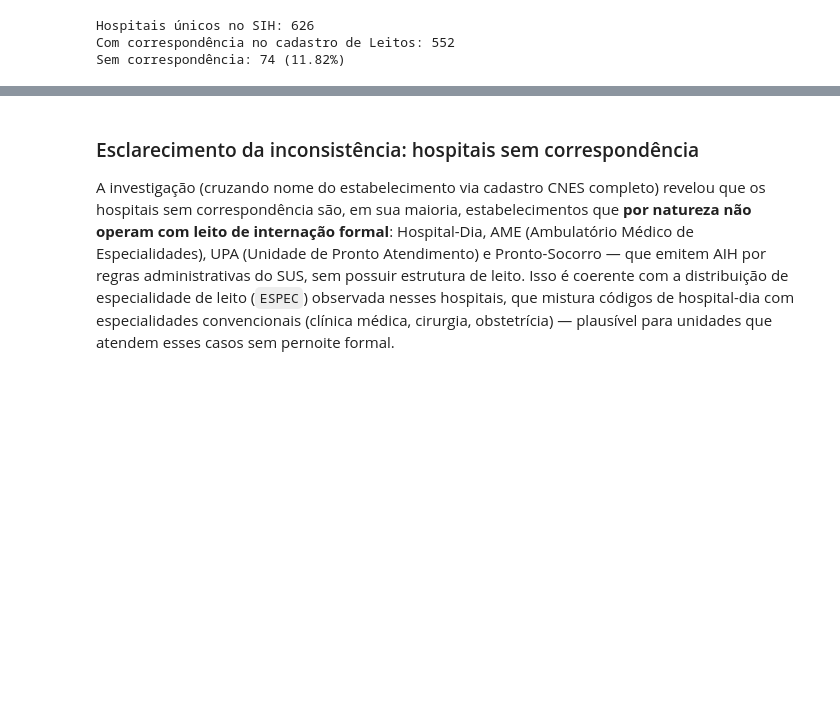
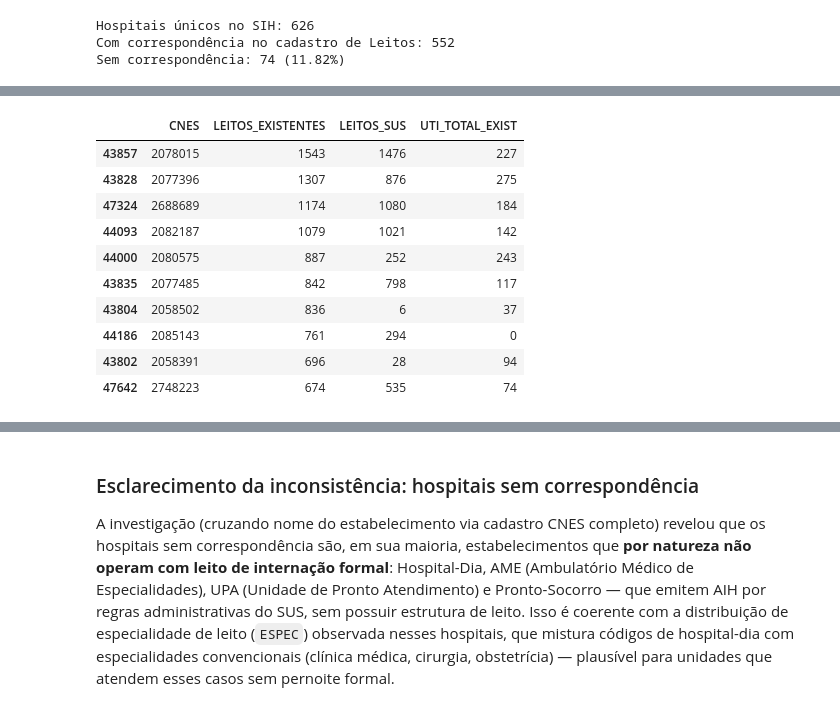
Before and after one commit to rm571222/dataholics-oracle-challenge, a Jupyter notebook: notebooks/01_data_exploration/nb2_data_exploration_leitos_cnes.ipynb, the cells around one changed output, grey strips where cells are left out. Cells and saved outputs as stored; diff of their text form; code cells hidden in the pictures; blank space fills up the shorter version.

```diff
--- a/notebooks/01_data_exploration/nb2_data_exploration_leitos_cnes.ipynb
+++ b/notebooks/01_data_exploration/nb2_data_exploration_leitos_cnes.ipynb
@@ -262,0 +279,14 @@ Sem correspondência: 74 (11.82%)
+# %%
+df_sp.nlargest(10, 'LEITOS_EXISTENTES')[['CNES', 'LEITOS_EXISTENTES', 'LEITOS_SUS', 'UTI_TOTAL_EXIST']]
+# %% [output]
+|  | CNES | LEITOS_EXISTENTES | LEITOS_SUS | UTI_TOTAL_EXIST |
+| 43857 | 2078015 | 1543 | 1476 | 227 |
+| 43828 | 2077396 | 1307 | 876 | 275 |
+| 47324 | 2688689 | 1174 | 1080 | 184 |
+| 44093 | 2082187 | 1079 | 1021 | 142 |
+| 44000 | 2080575 | 887 | 252 | 243 |
+| 43835 | 2077485 | 842 | 798 | 117 |
+| 43804 | 2058502 | 836 | 6 | 37 |
+| 44186 | 2085143 | 761 | 294 | 0 |
+| 43802 | 2058391 | 696 | 28 | 94 |
+| 47642 | 2748223 | 674 | 535 | 74 |
```
Also changed, not shown: parts of 6 cells of this notebook.
